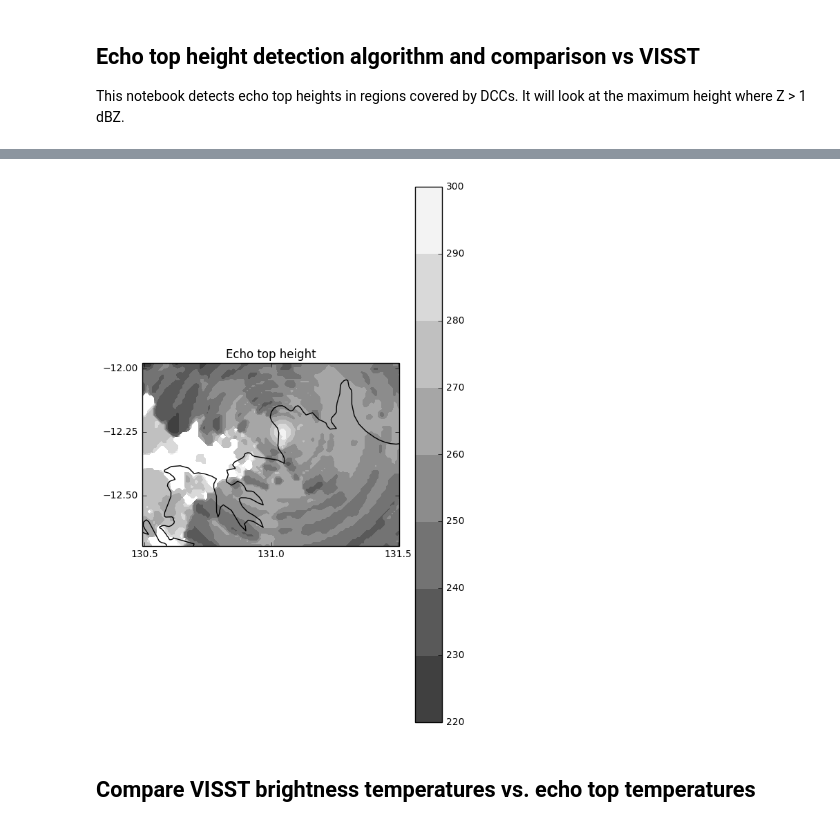
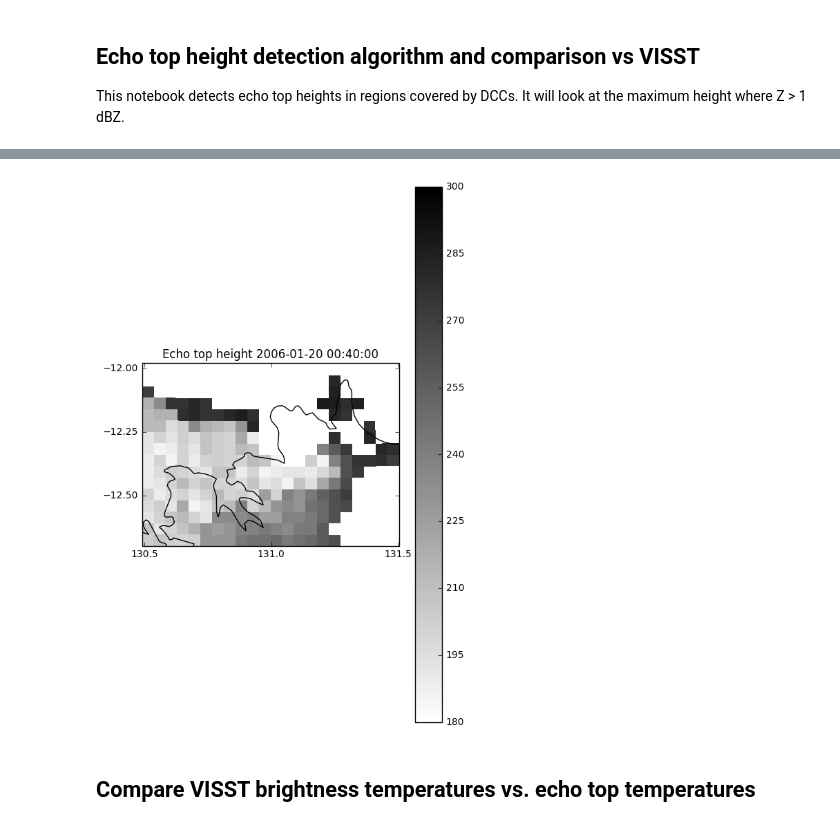
Before and after one commit to rcjackson/cmdv-rrm-anl, a Jupyter notebook: notebooks/Echo top heights.ipynb, the cells around one changed output, grey strips where cells are left out. Cells and saved outputs as stored; diff of their text form; code cells hidden in the pictures.

Commit message:
ADD: Comparison of echo top temperatures vs. VISST temperature

```diff
--- a/notebooks/Echo top heights.ipynb
+++ b/notebooks/Echo top heights.ipynb
@@ -50,0 +196,8 @@ def seconds_to_midnight_to_hm(time_secs_after_midnight):
+# %%
+# Plot the radars from given time.
+
+times = get_dda_times(start_year, start_month, start_day,
+                      start_hour, start_minute, end_year,
+                      end_month, end_day, end_hour,
+                      end_minute, minute_interval=0)
+print(times)
@@ -51,5 +208,6 @@ def seconds_to_midnight_to_hm(time_secs_after_midnight):
 # %%
-pyart_grid = pyart.io.read_grid(multidop_grid)
+time_to_choose = times[6]
+pyart_grid = get_grid_from_dda(time_to_choose)
 bca = get_bca(pyart_grid)
 w = pyart_grid.fields['upward_air_velocity']['data']
 z = pyart_grid.fields['reflectivity']['data']
@@ -63,7 +221,8 @@ for levels in range(0,num_levels-1):
     z[levels] = np.ma.masked_where(np.logical_or(w_outside_updraft,
                                                  outside_dd_lobes), z[levels])
 
-
+grid_x = pyart_grid.point_x['data']
+grid_y = pyart_grid.point_y['data']
 grid_z = pyart_grid.point_z['data']
 # %%
 Sounding_netcdf = Dataset(sounding, mode='r')
@@ -77,36 +242,12 @@ grid_temp = Tz(grid_z)
 # %%
-# Set mask to exclude data outside of updrafts
-w_temp = deepcopy(w)
-w_temp[~w_temp.mask] = 1
-w_temp[w_temp.mask] = 0
-w_temp.mask = False
-array_shape = w_temp.shape
-six_connected_structure = [[[0,0,0],
-                            [0,1,0],
-                            [0,0,0]],
-                           [[0,1,0],
-                            [1,1,1],
-                            [0,1,0]],
-                           [[0,0,0],
-                            [0,1,0],
-                            [0,0,0]]]
-updrafts, num_updrafts = ndimage.measurements.label(w_temp,
-                                                    structure=six_connected_structure)
-
-# Get statistics in continous regions
-index=np.arange(0, num_updrafts + 1)
-max_z = ndimage.measurements.maximum(grid_z,
-                                     labels=updrafts,
-                                     index=index)
-min_z = ndimage.measurements.minimum(grid_z,
-                                     labels=updrafts,
-                                     index=index)
-
+# Set mask to exclude data less than 15 km from CPOL where radar does not sample top
+resolution = 5
+array_shape = grid_z.shape
 echo_top = np.zeros((array_shape[1],array_shape[2]))
 echo_temp = np.zeros((array_shape[1],array_shape[2]))
 for i in range(0, array_shape[1]):
     for j in range(0, array_shape[2]):
-        in_cloud = np.where(z[:,i,j] > 1)
+        in_cloud = np.where(z[:,i,j] > 0)
         if(len(in_cloud[0]) > 0):
             in_cloud = in_cloud[0][-1]
             echo_top[i,j] = grid_z[in_cloud,i,j]
@@ -115,19 +256,55 @@ for i in range(0, array_shape[1]):
             echo_top[i,j] = np.nan
             echo_temp[i,j] = np.nan
 
+        if(math.sqrt(math.pow(grid_x[0,i,j],2) +
+                     math.pow(grid_y[0,i,j],2)) < 15000):
+            echo_top[i,j] = np.nan
+            echo_temp[i,j] = np.nan
+# Regrid data to multidop's grid
+x = pyart_grid.point_longitude['data'][0,
+                                       ::resolution,
+                                       ::resolution]
+y = pyart_grid.point_latitude['data'][0,
+                                      ::resolution,
+                                      ::resolution]
+# Grid echo top height to coarser resolution
+Lon = pyart_grid.point_longitude['data'][0]
+Lat = pyart_grid.point_latitude['data'][0]
+Lon = Lon.flatten()
+Lat = Lat.flatten()
+echo_top = echo_top.flatten()
+echo_temp = echo_temp.flatten()
+print(echo_top.shape)
+print(Lat.shape)
+echo_temp = interpolate.griddata((Lon,Lat), echo_temp, (x,y), method='linear')
 plt.figure(figsize=(6,10))
-#plt.subplot(211)
+plt.subplot(211)
 ax = plt.axes(projection=ccrs.PlateCarree())
 ax.coastlines(resolution='10m')
 
 ax.set_xticks([130, 130.5, 131, 131.5, 132], crs=ccrs.PlateCarree())
 ax.set_yticks([-14, -13.5, -13, -12.5, -12.25,
                -12, -11,-10.5,], crs=ccrs.PlateCarree())
-plt.contourf(pyart_grid.point_longitude['data'][0],
-             pyart_grid.point_latitude['data'][0],
-             echo_temp,
-             cmap=plt.get_cmap('gray'))
+plt.pcolormesh(x,
+               y,
+               echo_temp,
+               cmap=plt.get_cmap('gray_r'))
 plt.colorbar()
-plt.clim([200, 300])
-plt.title('Echo top height')
+plt.clim([180, 300])
+plt.title('Echo top height ' + str(time_to_choose))
+
+#plt.subplot(212)
+#ax = plt.axes(projection=ccrs.PlateCarree())
+#ax.coastlines(resolution='10m')
+
+#ax.set_xticks([130, 130.5, 131, 131.5, 132], crs=ccrs.PlateCarree())
+#ax.set_yticks([-14, -13.5, -13, -12.5, -12.25,
+#               -12, -11,-10.5,], crs=ccrs.PlateCarree())
+#plt.pcolormesh(pyart_grid.point_longitude['data'][0],
+#               pyart_grid.point_latitude['data'][0],
+#               z[5],
+#               cmap=plt.get_cmap('jet'))
+#plt.colorbar()
+#plt.clim([0, 60])
+#plt.title('Reflectivity')
 # %% [output]
@@ -135,4 +314,4 @@ plt.title('Echo top height')
-[figure, old version]
+[figure, new version]
 # %% [markdown]
 ## Compare VISST brightness temperatures vs. echo top temperatures
 # %%
```
Also changed, not shown: parts of 16 cells of this notebook.
